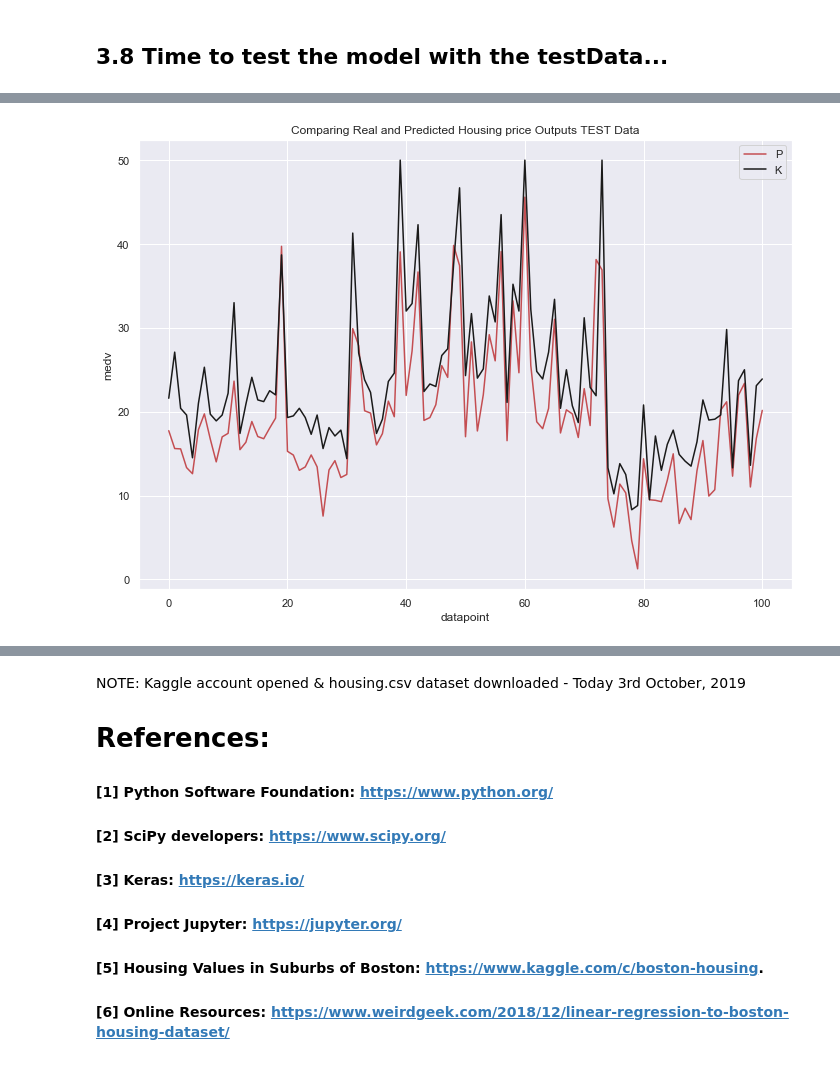
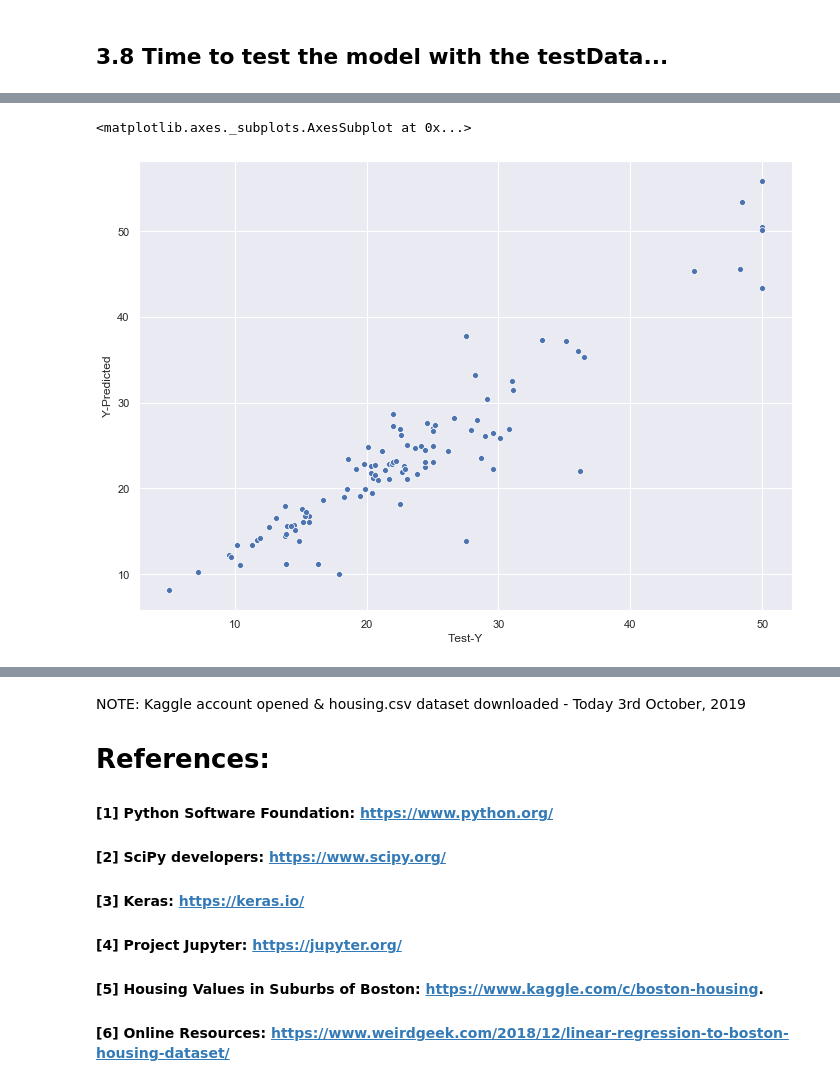
Before and after one commit to dewaledr/MLearning-Projects, a Jupyter notebook: Project_BostonHousePrices.ipynb, the cells around one changed output, grey strips where cells are left out. Cells and saved outputs as stored; diff of their text form; code cells hidden in the pictures.

```diff
--- a/Project_BostonHousePrices.ipynb
+++ b/Project_BostonHousePrices.ipynb
@@ -943,0 +884,2 @@ array([[21.6, 27.1, 20.4, 19.6, 14.5, 21. , 25.3, 19.7, 18.9, 19.6, 22.2,
+# %%
+test_predictions = pd.Series(test_predictions.reshape(102,))
@@ -944,7 +901,12 @@ array([[21.6, 27.1, 20.4, 19.6, 14.5, 21. , 25.3, 19.7, 18.9, 19.6, 22.2,
 # %%
-# TODO3 Error in TEST DATA
-error_in_TEST_prediction = m.predict(scaledTest_df).T - outputTestDataY.values.reshape(1,101)
+pred_df         = pd.concat([pred_df,test_predictions],axis=1)
+pred_df.columns = ['Test-Y','Y-Predicted']
 
-# Mean Square error of this prediction
-np.sqrt(np.sum((error_in_TEST_prediction)**2))
+pred_df
+
+# # TODO3 Error in TEST DATA
+# error_in_TEST_prediction = m.predict(scaledTest_df).T - outputTestDataY.values.reshape(1,101)
+
+# # Mean Square error of this prediction
+# np.sqrt(np.sum((error_in_TEST_prediction)**2))
 # %% [output]
@@ -952,19 +926,7 @@ np.sqrt(np.sum((error_in_TEST_prediction)**2))
 # %%
 # Plot and See
-# %%
-# Create plots of the 2 Outputs for better visual comparison 101
-xT = np.arange(0.0,101.0,1)
-
-yTPr = m.predict(scaledTest_df)        # Predicted Y
-yTKn   = outputTestDataY              # Known Y
-
-plt.plot(xT, yTPr, 'r-')
-plt.plot(xT, yTKn, 'k-')
-plt.title("Comparing Real and Predicted Housing price Outputs TEST Data")
-plt.xlabel("datapoint")
-plt.ylabel("medv")
-plt.legend("PK")
-
-plt.show()
-# %% [output]
-[figure, removed]
+# %%
+sns.scatterplot(x='Test-Y',y='Y-Predicted',data=pred_df)
+# %% [output]
+<matplotlib.axes._subplots.AxesSubplot at 0x...>
+[figure, added]
```
Also changed, not shown: parts of 83 cells of this notebook, 2 other files.
